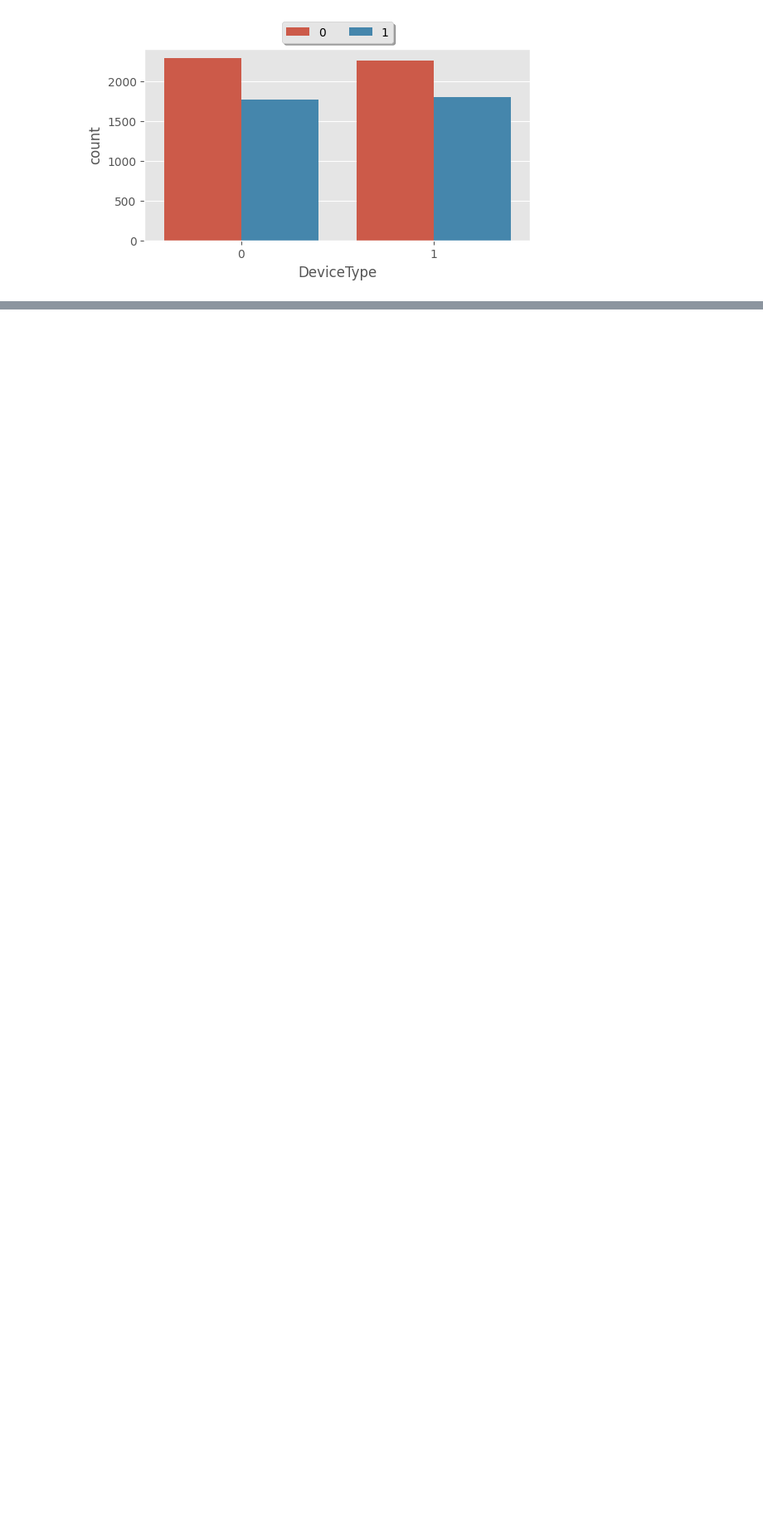
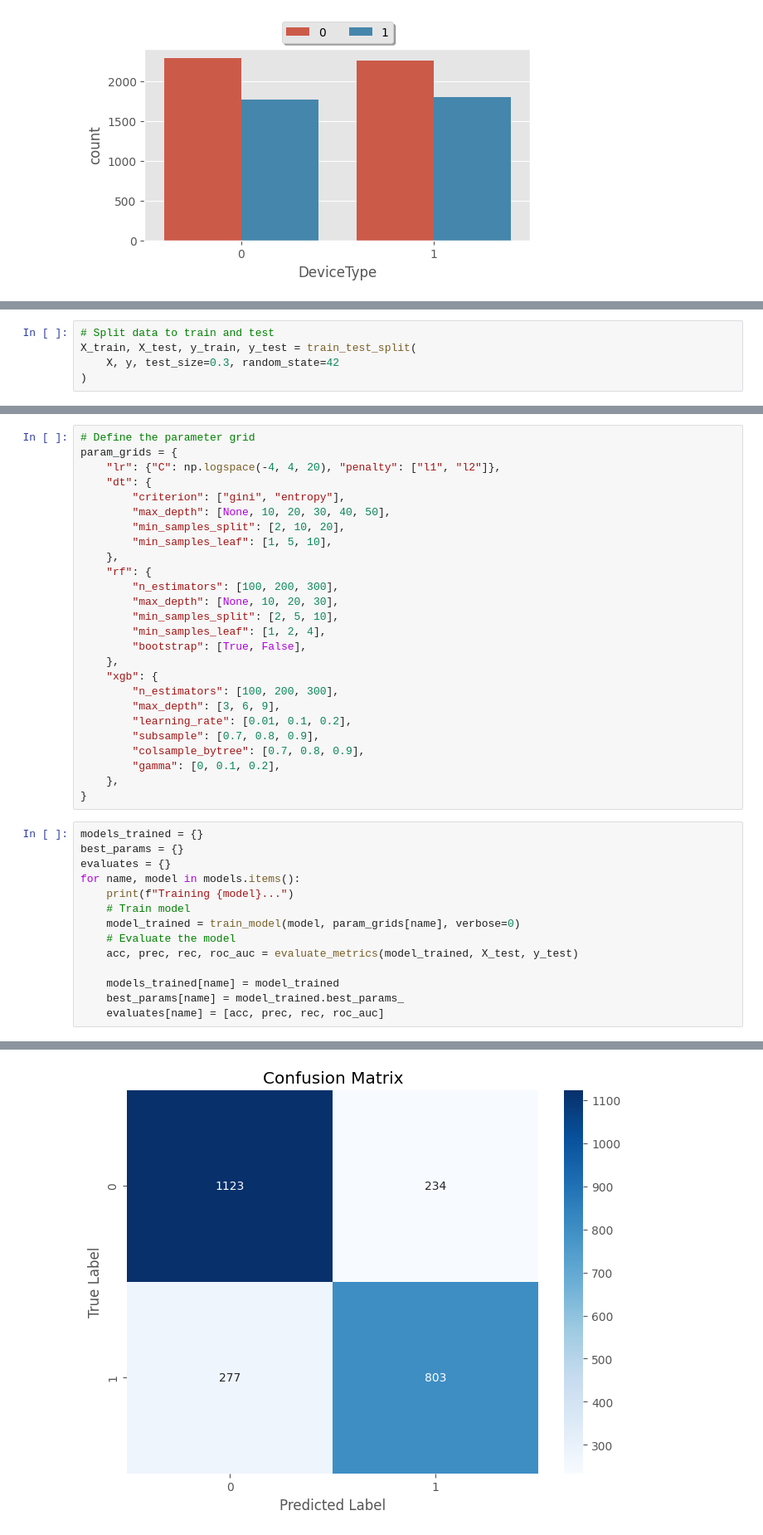
Before and after one commit to muhfadhil/Course-Completion-Prediction, a Jupyter notebook: notebook/course_completion.ipynb, the cells around one changed output, grey strips where cells are left out. Shown at 83% size. Drawn from its saved outputs; the diff is of its cells as text; blank space fills up the shorter version.

```diff
--- a/notebook/course_completion.ipynb
+++ b/notebook/course_completion.ipynb
@@ -250,0 +363,5 @@ for col in ["CourseCategory", "DeviceType"]:
+# %%
+# Split data to train and test
+X_train, X_test, y_train, y_test = train_test_split(
+    X, y, test_size=0.3, random_state=42
+)
@@ -250,0 +430,41 @@ for col in ["CourseCategory", "DeviceType"]:
+# %%
+# Define the parameter grid
+param_grids = {
+    "lr": {"C": np.logspace(-4, 4, 20), "penalty": ["l1", "l2"]},
+    "dt": {
+        "criterion": ["gini", "entropy"],
+        "max_depth": [None, 10, 20, 30, 40, 50],
+        "min_samples_split": [2, 10, 20],
+        "min_samples_leaf": [1, 5, 10],
+    },
+    "rf": {
+        "n_estimators": [100, 200, 300],
+        "max_depth": [None, 10, 20, 30],
+        "min_samples_split": [2, 5, 10],
+        "min_samples_leaf": [1, 2, 4],
+        "bootstrap": [True, False],
+    },
+    "xgb": {
+        "n_estimators": [100, 200, 300],
+        "max_depth": [3, 6, 9],
+        "learning_rate": [0.01, 0.1, 0.2],
+        "subsample": [0.7, 0.8, 0.9],
+        "colsample_bytree": [0.7, 0.8, 0.9],
+        "gamma": [0, 0.1, 0.2],
+    },
+}
+# %%
+models_trained = {}
+best_params = {}
+evaluates = {}
+for name, model in models.items():
+    print(f"Training {model}...")
+    # Train model
+    model_trained = train_model(model, param_grids[name], verbose=0)
+    # Evaluate the model
+    acc, prec, rec, roc_auc = evaluate_metrics(model_trained, X_test, y_test)
+
+    models_trained[name] = model_trained
+    best_params[name] = model_trained.best_params_
+    evaluates[name] = [acc, prec, rec, roc_auc]
+# %% [output]
@@ -250,0 +474 @@ for col in ["CourseCategory", "DeviceType"]:
+[figure, added]
```
Also changed, not shown: parts of 25 cells of this notebook.
